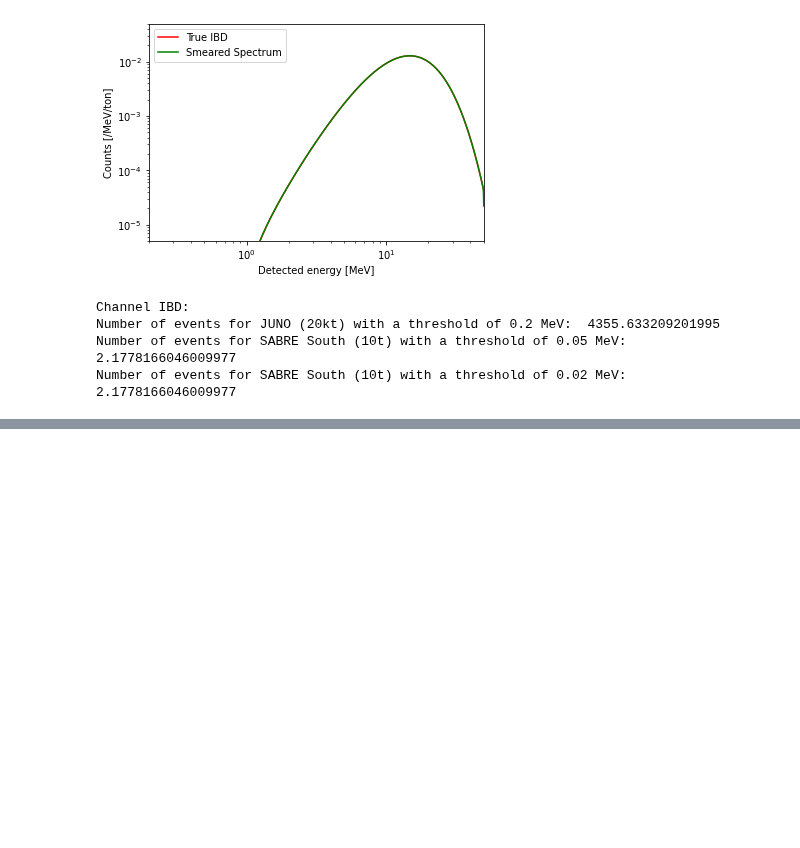
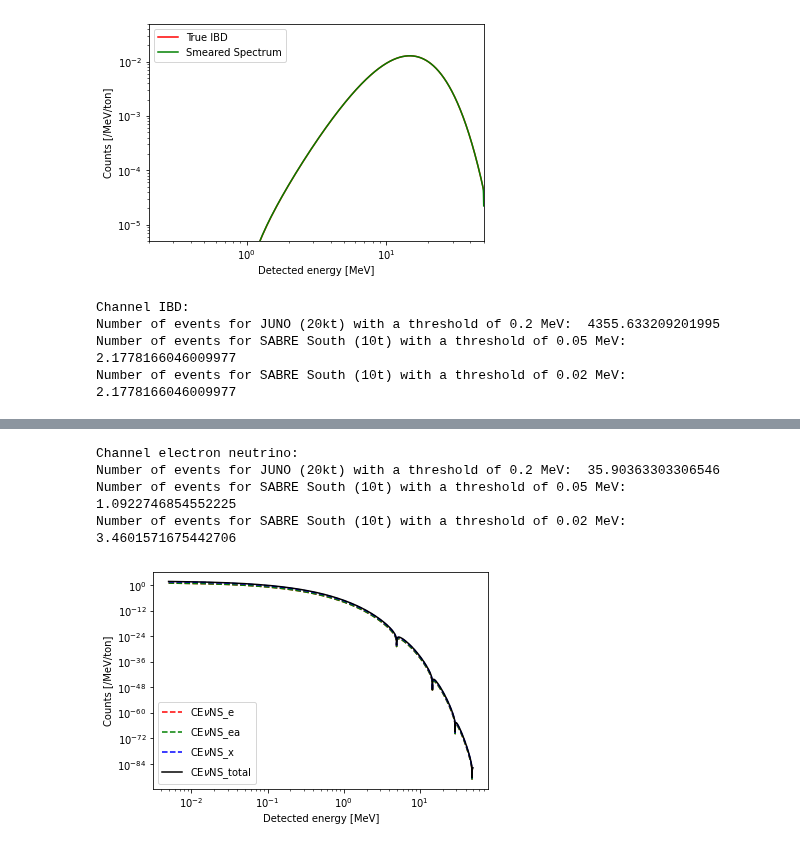
Before and after one commit to mjzurowski/sgm, a Jupyter notebook: Neutrino-LAB-testclass.ipynb, the cells around one changed output, grey strips where cells are left out. Cells and saved outputs as stored; diff of their text form; code cells hidden in the pictures; blank space fills up the shorter version.

```diff
--- a/Neutrino-LAB-testclass.ipynb
+++ b/Neutrino-LAB-testclass.ipynb
@@ -359,0 +425,35 @@ print(4*Model.dRdEd(Ev_eV,Ed_C12_NC,16*MeV,'C12_NC','supernova_mu')*10*0.89)
+# %%
+#CNvES on C12 in LAB
+num=10000
+Ed_CEvNS = np.linspace(0,50,num+1)[1:]# Nuclear recoil energy, units of MeV
+Ed_CEvNS_eV = Ed_CEvNS *MeV # convert nuclear recoil energy into eV
+rate_supernova_CEvNS_e=np.array([(Model.dRdEd(Ev_eV,Edi,12*MeV,'C12_CEvNS','supernova_e'))*MeV for Edi in Ed_CEvNS_eV])
+plt.plot(Ed_CEvNS, rate_supernova_CEvNS_e, label=r'CE$\nu$NS_e',color='r', linestyle='--')
+
+rate_supernova_CEvNS_ea=np.array([(Model.dRdEd(Ev_eV,Edi,14*MeV,'C12_CEvNS','supernova_ea'))*MeV for Edi in Ed_CEvNS_eV])
+plt.plot(Ed_CEvNS, rate_supernova_CEvNS_ea, label=r'CE$\nu$NS_ea',color='g', linestyle='--')
+
+rate_supernova_CEvNS_x=np.array([4*(Model.dRdEd(Ev_eV,Edi,16*MeV,'C12_CEvNS','supernova_mu'))*MeV for Edi in Ed_CEvNS_eV])
+plt.plot(Ed_CEvNS, rate_supernova_CEvNS_x, label=r'CE$\nu$NS_x',color='blue', linestyle='--')
+
+rate_supernova_CEvNS_total=rate_supernova_CEvNS_e+rate_supernova_CEvNS_ea+rate_supernova_CEvNS_x
+plt.plot(Ed_CEvNS, rate_supernova_CEvNS_total, label=r'CE$\nu$NS_total',color='black', linestyle='-')
+plt.xscale('log')
+plt.yscale('log')
+plt.legend()
+#plt.xlim(2e-1,50)
+#plt.ylim(1e-5, 5e1)
+plt.xlabel(r"Detected energy [MeV]")
+plt.ylabel(r"Counts [/MeV/ton]")
+plt.savefig('fig/CEvNS.pdf',format='pdf')
+
+print("Channel electron neutrino: ")
+print("Number of events for JUNO (20kt) with a threshold of 0.2 MeV: ", np.trapz(rate_supernova_CEvNS_total[Ed_CEvNS>0.2],Ed_CEvNS[Ed_CEvNS>0.2])*2e4)
+print("Number of events for SABRE South (10t) with a threshold of 0.05 MeV: ", np.trapz(rate_supernova_CEvNS_total[Ed_CEvNS>0.05],Ed_CEvNS[Ed_CEvNS>0.05])*10)
+print("Number of events for SABRE South (10t) with a threshold of 0.02 MeV: ", np.trapz(rate_supernova_CEvNS_total[Ed_CEvNS>0.02],Ed_CEvNS[Ed_CEvNS>0.02])*10)
+# %% [output]
+Channel electron neutrino:
+Number of events for JUNO (20kt) with a threshold of 0.2 MeV:  35.90363303306546
+Number of events for SABRE South (10t) with a threshold of 0.05 MeV:  1.0922746854552225
+Number of events for SABRE South (10t) with a threshold of 0.02 MeV:  3.4601571675442706
+[figure, added]
```
Also changed, not shown: parts of 12 cells of this notebook, 4 other files.
